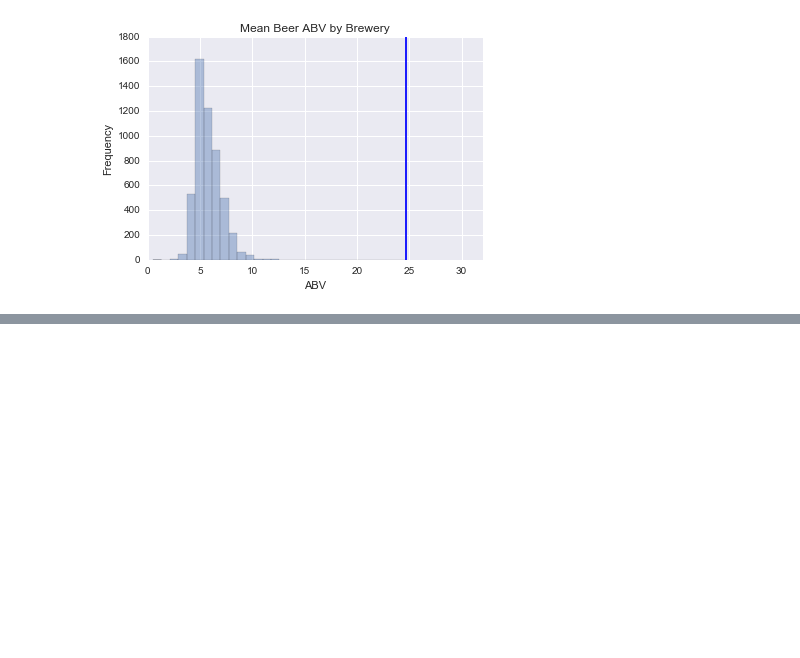
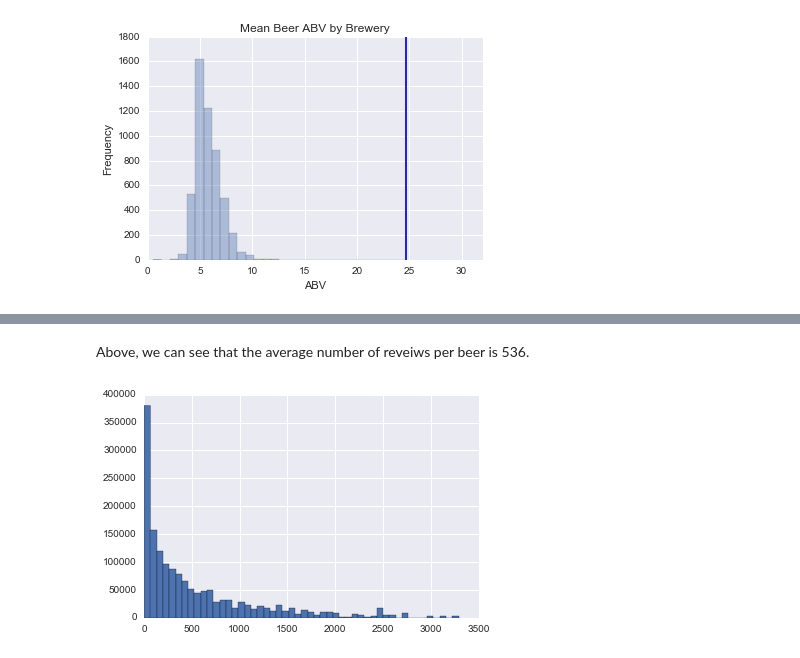
Before and after one commit to lukexyz/Beer-Review-Data-Exploration, a Jupyter notebook: br_part_1.ipynb, the cells around one changed output, grey strips where cells are left out. Cells and saved outputs as stored; diff of their text form; code cells hidden in the pictures; blank space fills up the shorter version.

```diff
--- a/br_part_1.ipynb
+++ b/br_part_1.ipynb
@@ -122,0 +130,6 @@ plt.show()
+# %%
+bf = df[['brewery_name','beer_name','beer_beerid','beer_abv', 'beer_style', 'review_overall']]
+
+pd.options.mode.chained_assignment = None  # default='warn'
+bf['review_count'] = bf.groupby(['beer_beerid'])['review_overall'].transform('count')
+bf.describe()
@@ -122,0 +146,8 @@ plt.show()
+# %% [markdown]
+Above, we can see that the average number of reveiws per beer is 536.
+# %%
+# Histogram to visualise review count distribution
+bf.review_count.hist(bins=50)
+plt.show()
+# %% [output]
+[figure, added]
```
Also changed, not shown: parts of 18 cells of this notebook.
